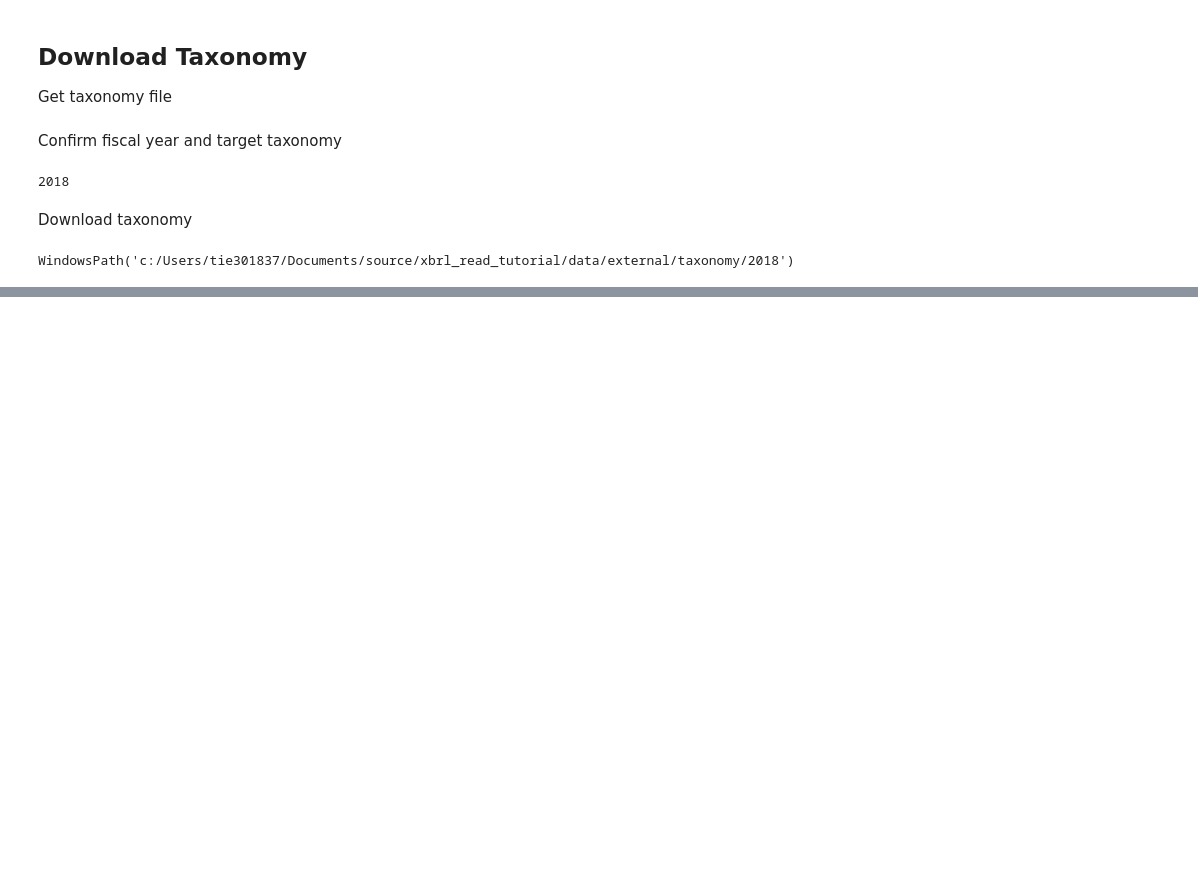
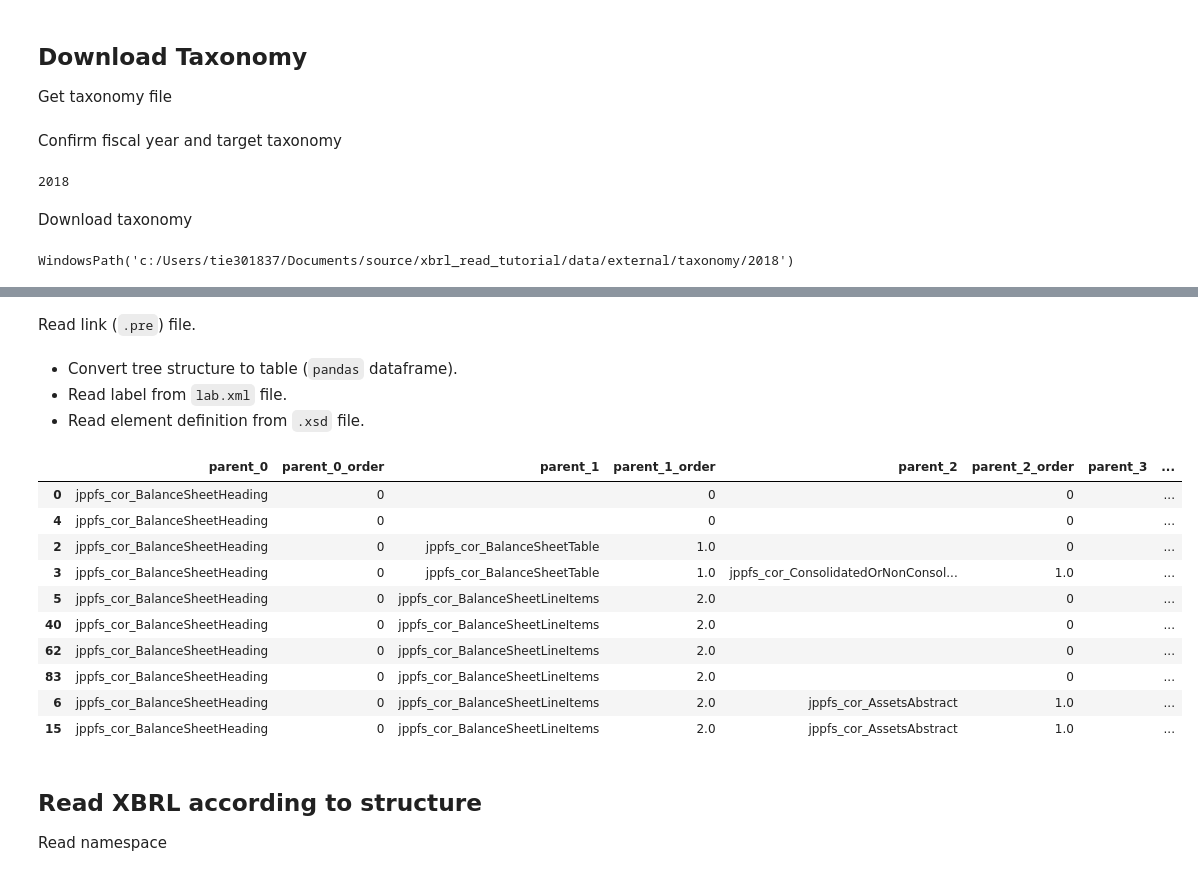
Before and after one commit to icoxfog417/xbrl_read_tutorial, a Jupyter notebook: notebooks/read_xbrl_from_taxonomy.ipynb, the cells around one changed output, grey strips where cells are left out. Cells and saved outputs as stored; diff of their text form; code cells hidden in the pictures; blank space fills up the shorter version.

Commit message:
update read from taxonomy

```diff
--- a/notebooks/read_xbrl_from_taxonomy.ipynb
+++ b/notebooks/read_xbrl_from_taxonomy.ipynb
@@ -427,0 +250,3 @@ Read from taxonomy
+# %%
+taxonomy = Taxonomy(xbrl_dir._document_folder, expand_dir)
+taxonomy.read("http://disclosure.edinet-fsa.go.jp/taxonomy/jpcrp/2018-02-28/jpcrp_rt_2018-02-28.xsd#rol_CoverPage").element
@@ -427,0 +281,16 @@ Read from taxonomy
+# %%
+role_ref_tags = xbrl_dir.xbrl.find_all("link:roleRef")
+role_ref_elements = [t.element for t in role_ref_tags]
+role_refs = {}
+for e in role_ref_elements:
+    role_refs[e["roleURI"]] = e["xlink:href"]
+
+
+roles = {}
+for r in role_refs:
+    role_name = taxonomy.read(role_refs[r]).element.find("link:definition").text
+    roles[role_name] = r
+
+# Show roles
+for r in roles:
+    print(f"{r}\t{roles[r]}")
@@ -427,0 +353,28 @@ Read from taxonomy
+# %% [markdown]
+Read link (`.pre`) file.
+# %%
+pre_def = xbrl_dir.pre.find(
+            "link:presentationLink", {"xlink:role": roles["貸借対照表"]})
+
+nodes = {}
+for i, arc in enumerate(pre_def.find_all("link:presentationArc")):
+    if not arc["xlink:arcrole"].endswith("parent-child"):
+        print("Unexpected arctype.")
+        continue
+
+    parent = Node(document.find("link:loc", {"xlink:label": arc["xlink:from"]}), i)
+    child = Node(document.find("link:loc", {"xlink:label": arc["xlink:to"]}), arc["order"])
+
+    if child.name not in nodes:
+        nodes[child.name] = child
+    else:
+        nodes[child.name].order = arc["order"]
+
+    if parent.name not in nodes:
+        nodes[parent.name] = parent
+
+    nodes[child.name].add_parent(nodes[parent.name])
+# %% [markdown]
+* Convert tree structure to table (`pandas` dataframe).
+* Read label from `lab.xml` file.
+* Read element definition from  `.xsd` file.
@@ -427,0 +426,18 @@ Read from taxonomy
+# %%
+data.head(10)
+# %% [output]
+|  | parent_0 | parent_0_order | parent_1 | parent_1_order | parent_2 | parent_2_order | parent_3 | ... |
+| 0 | jppfs_cor_BalanceSheetHeading | 0 |  | 0 |  | 0 |  | ... |
+| 4 | jppfs_cor_BalanceSheetHeading | 0 |  | 0 |  | 0 |  | ... |
+| 2 | jppfs_cor_BalanceSheetHeading | 0 | jppfs_cor_BalanceSheetTable | 1.0 |  | 0 |  | ... |
+| 3 | jppfs_cor_BalanceSheetHeading | 0 | jppfs_cor_BalanceSheetTable | 1.0 | jppfs_cor_ConsolidatedOrNonConsol... | 1.0 |  | ... |
+| 5 | jppfs_cor_BalanceSheetHeading | 0 | jppfs_cor_BalanceSheetLineItems | 2.0 |  | 0 |  | ... |
+| 40 | jppfs_cor_BalanceSheetHeading | 0 | jppfs_cor_BalanceSheetLineItems | 2.0 |  | 0 |  | ... |
+| 62 | jppfs_cor_BalanceSheetHeading | 0 | jppfs_cor_BalanceSheetLineItems | 2.0 |  | 0 |  | ... |
+| 83 | jppfs_cor_BalanceSheetHeading | 0 | jppfs_cor_BalanceSheetLineItems | 2.0 |  | 0 |  | ... |
+| 6 | jppfs_cor_BalanceSheetHeading | 0 | jppfs_cor_BalanceSheetLineItems | 2.0 | jppfs_cor_AssetsAbstract | 1.0 |  | ... |
+| 15 | jppfs_cor_BalanceSheetHeading | 0 | jppfs_cor_BalanceSheetLineItems | 2.0 | jppfs_cor_AssetsAbstract | 1.0 |  | ... |
+# %% [markdown]
+## Read XBRL according to structure
+
+Read namespace
```
Also changed, not shown: parts of 32 cells of this notebook, 1 other file.
